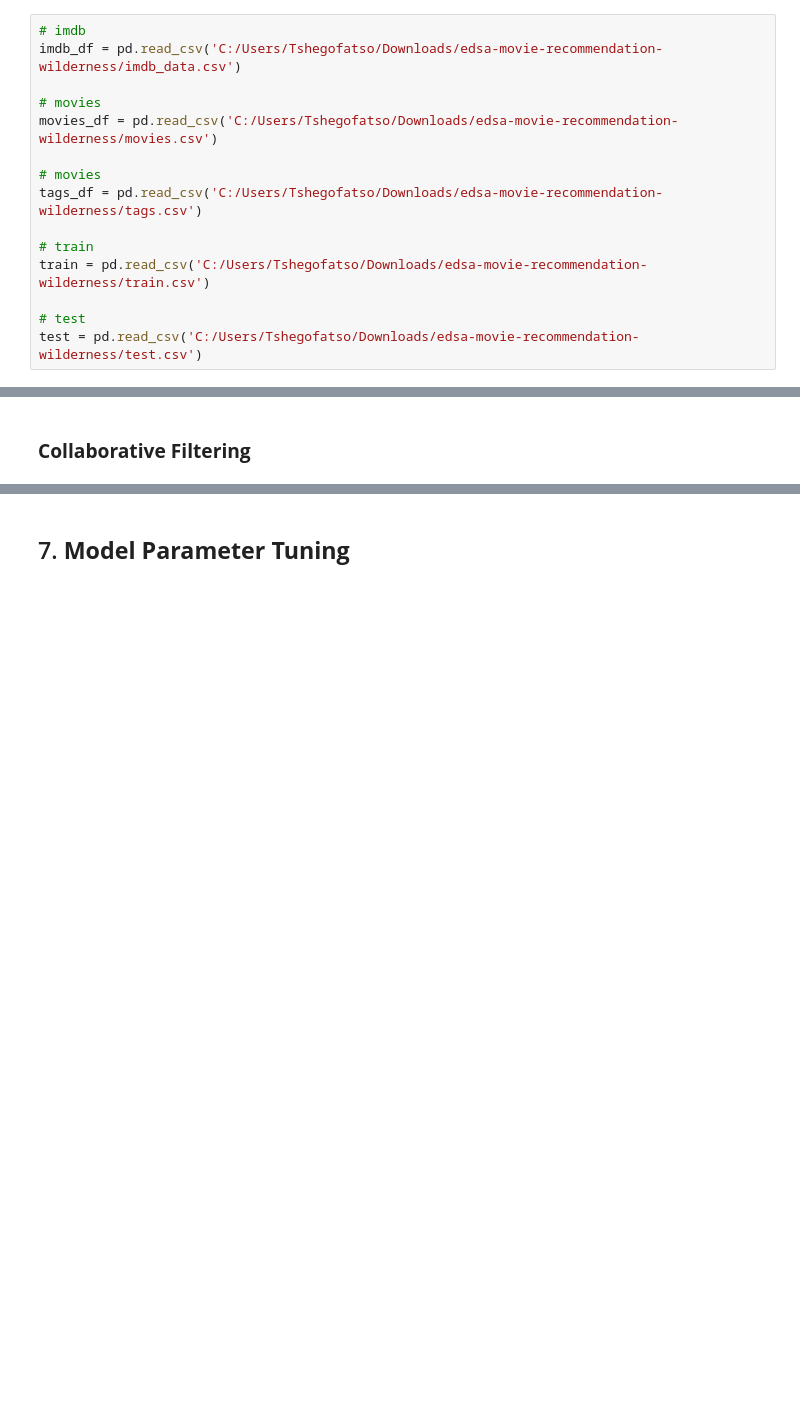
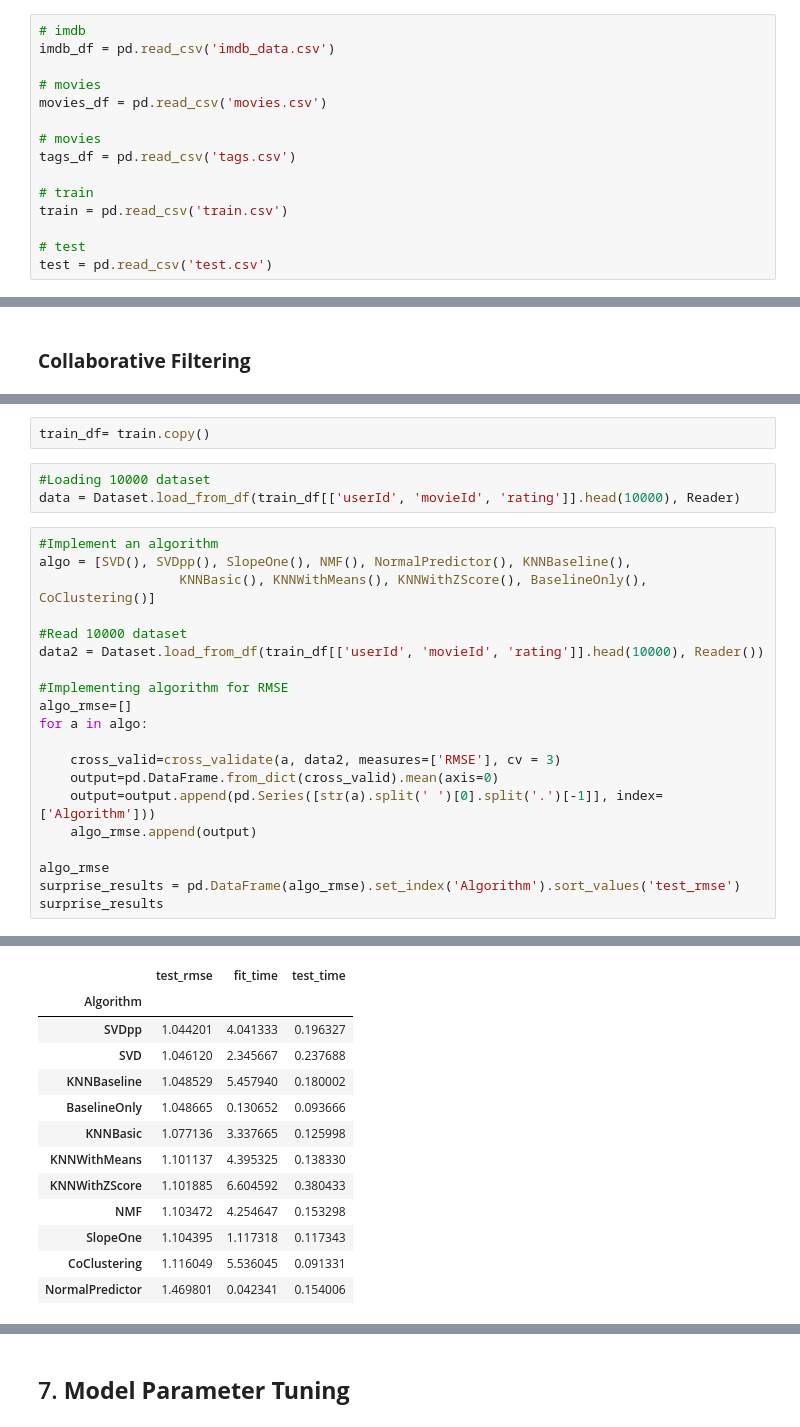
Before and after one commit to Explore-AI/unsupervised-predict-streamlit-template, a Jupyter notebook: Team_14 notebook.ipynb, the cells around one changed output, grey strips where cells are left out. Cells and saved outputs as stored; diff of their text form; blank space fills up the shorter version.

```diff
--- a/Team_14 notebook.ipynb
+++ b/Team_14 notebook.ipynb
@@ -155,19 +178,19 @@ ModuleNotFoundError: No module named 'google.colab'
 The basic process of loading data from a CSV file into a Pandas DataFrame (with all going well) is achieved using the “read_csv” function in Pandas.
 # %%
 # imdb
-imdb_df = pd.read_csv('C:/Users/Tshegofatso/Downloads/edsa-movie-recommendation-wilderness/imdb_data.csv')
+imdb_df = pd.read_csv('imdb_data.csv')
 
 # movies
-movies_df = pd.read_csv('C:/Users/Tshegofatso/Downloads/edsa-movie-recommendation-wilderness/movies.csv')
+movies_df = pd.read_csv('movies.csv')
 
 # movies
-tags_df = pd.read_csv('C:/Users/Tshegofatso/Downloads/edsa-movie-recommendation-wilderness/tags.csv')
+tags_df = pd.read_csv('tags.csv')
 
 # train
-train = pd.read_csv('C:/Users/Tshegofatso/Downloads/edsa-movie-recommendation-wilderness/train.csv')
+train = pd.read_csv('train.csv')
 
 # test
-test = pd.read_csv('C:/Users/Tshegofatso/Downloads/edsa-movie-recommendation-wilderness/test.csv')
+test = pd.read_csv('test.csv')
 # %% [markdown]
 <a id="cleaning"></a>
 ## 3. **Data Preprocessing**
@@ -822,0 +891,26 @@ The rating for this movie is 3.0
+# %%
+train_df= train.copy()
+# %%
+#Loading 10000 dataset
+data = Dataset.load_from_df(train_df[['userId', 'movieId', 'rating']].head(10000), Reader)
+# %%
+#Implement an algorithm
+algo = [SVD(), SVDpp(), SlopeOne(), NMF(), NormalPredictor(), KNNBaseline(),
+                  KNNBasic(), KNNWithMeans(), KNNWithZScore(), BaselineOnly(), CoClustering()]
+
+#Read 10000 dataset
+data2 = Dataset.load_from_df(train_df[['userId', 'movieId', 'rating']].head(10000), Reader())
+
+#Implementing algorithm for RMSE
+algo_rmse=[]
+for a in algo:
+
+    cross_valid=cross_validate(a, data2, measures=['RMSE'], cv = 3)
+    output=pd.DataFrame.from_dict(cross_valid).mean(axis=0)
+    output=output.append(pd.Series([str(a).split(' ')[0].split('.')[-1]], index=['Algorithm']))
+    algo_rmse.append(output)
+
+algo_rmse
+surprise_results = pd.DataFrame(algo_rmse).set_index('Algorithm').sort_values('test_rmse')
+surprise_results
+# %% [output]
@@ -822,0 +934,13 @@ The rating for this movie is 3.0
+|  | test_rmse | fit_time | test_time |
+| Algorithm |  |  |  |
+| SVDpp | 1.044201 | 4.041333 | 0.196327 |
+| SVD | 1.046120 | 2.345667 | 0.237688 |
+| KNNBaseline | 1.048529 | 5.457940 | 0.180002 |
+| BaselineOnly | 1.048665 | 0.130652 | 0.093666 |
+| KNNBasic | 1.077136 | 3.337665 | 0.125998 |
+| KNNWithMeans | 1.101137 | 4.395325 | 0.138330 |
+| KNNWithZScore | 1.101885 | 6.604592 | 0.380433 |
+| NMF | 1.103472 | 4.254647 | 0.153298 |
+| SlopeOne | 1.104395 | 1.117318 | 0.117343 |
+| CoClustering | 1.116049 | 5.536045 | 0.091331 |
+| NormalPredictor | 1.469801 | 0.042341 | 0.154006 |
```
Also changed, not shown: parts of 25 cells of this notebook, 1 other file.
